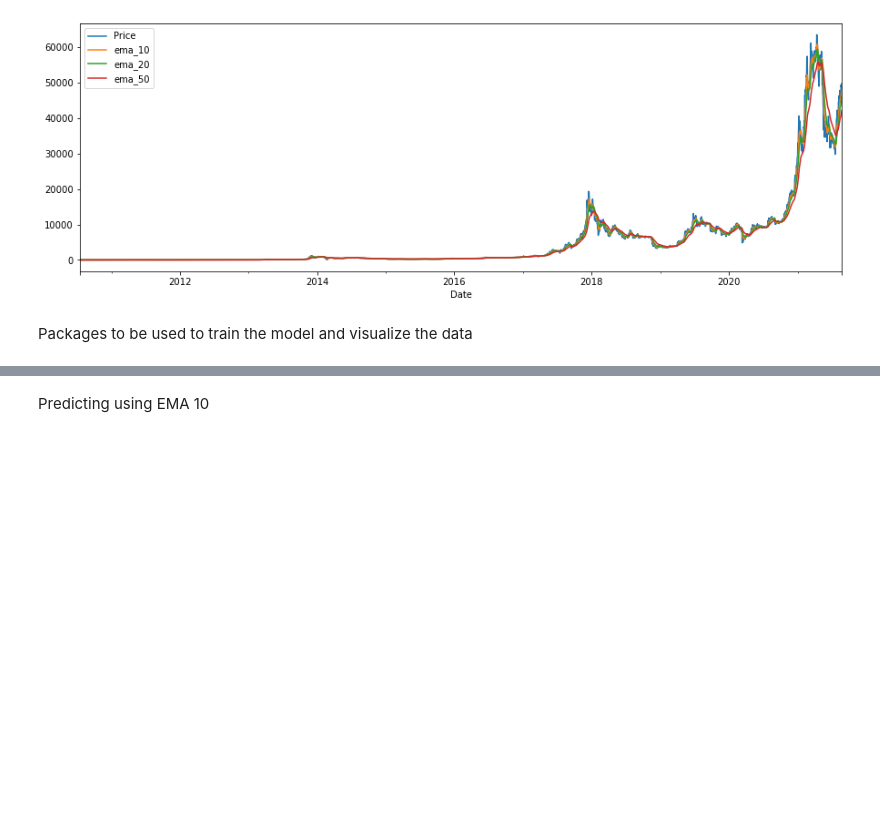
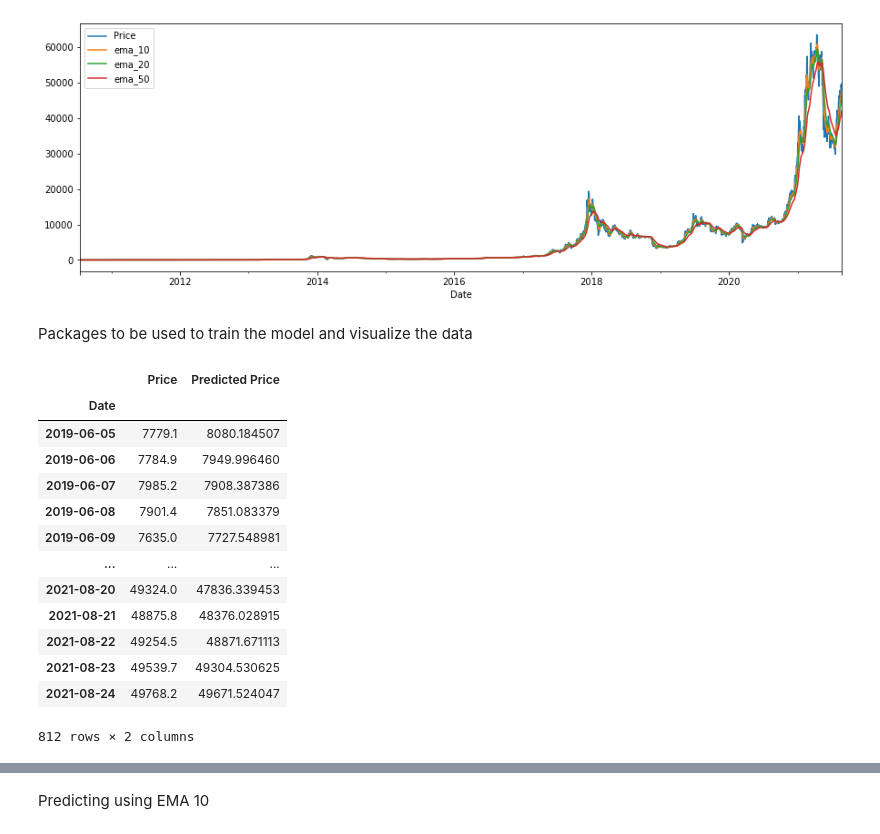
Before and after one commit to manoloenriquez/stintsy-mp, a Jupyter notebook: notebook.ipynb, the cells around one changed output, grey strips where cells are left out. Cells and saved outputs as stored; diff of their text form; code cells hidden in the pictures; blank space fills up the shorter version.

```diff
--- a/notebook.ipynb
+++ b/notebook.ipynb
@@ -51 +55,27 @@ from sklearn.metrics import mean_squared_error, r2_score, mean_absolute_error
 import matplotlib.pyplot as plt
+# %%
+X_train, X_test, y_train, y_test = train_test_split(trim_df[['ema_10', 'ema_20', 'ema_50']], trim_df[['Price']], test_size=0.2, shuffle=False)
+
+model = LinearRegression()
+model.fit(X_train, y_train)
+
+y_pred = model.predict(X_test)
+
+result = y_test.copy()
+result['Predicted Price'] = y_pred
+result
+# %% [output]
+|  | Price | Predicted Price |
+| Date |  |  |
+| 2019-06-05 | 7779.1 | 8080.184507 |
+| 2019-06-06 | 7784.9 | 7949.996460 |
+| 2019-06-07 | 7985.2 | 7908.387386 |
+| 2019-06-08 | 7901.4 | 7851.083379 |
+| 2019-06-09 | 7635.0 | 7727.548981 |
+| ... | ... | ... |
+| 2021-08-20 | 49324.0 | 47836.339453 |
+| 2021-08-21 | 48875.8 | 48376.028915 |
+| 2021-08-22 | 49254.5 | 48871.671113 |
+| 2021-08-23 | 49539.7 | 49304.530625 |
+| 2021-08-24 | 49768.2 | 49671.524047 |
+812 rows × 2 columns
```
Also changed, not shown: parts of 6 cells of this notebook.
